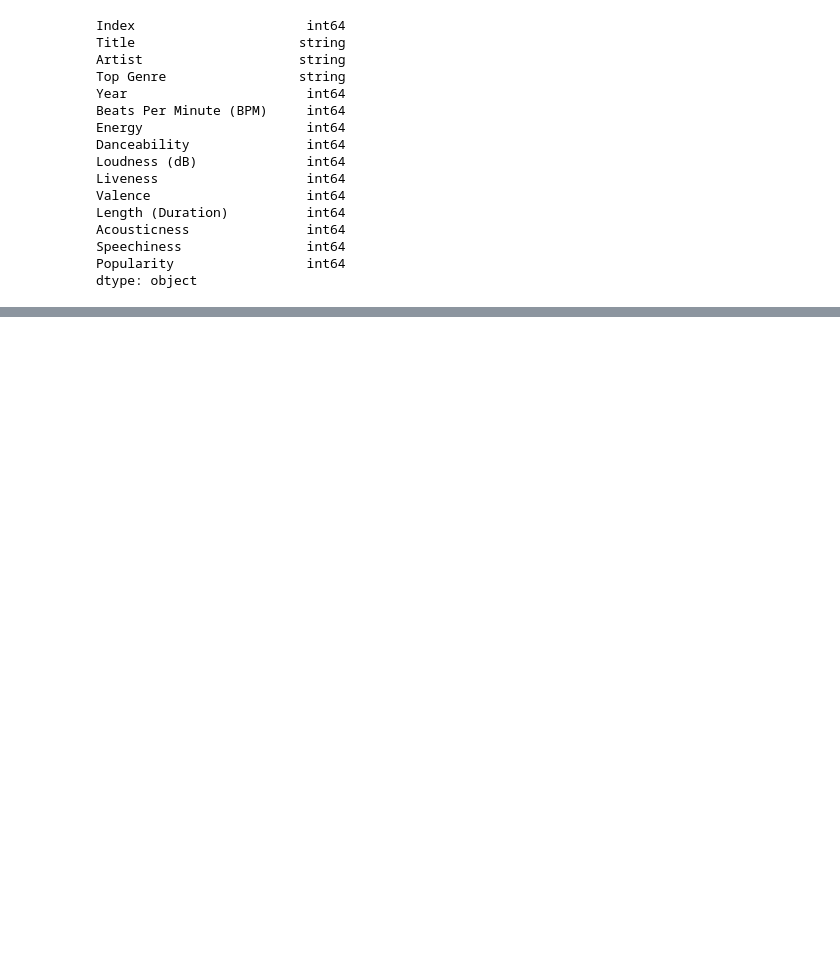
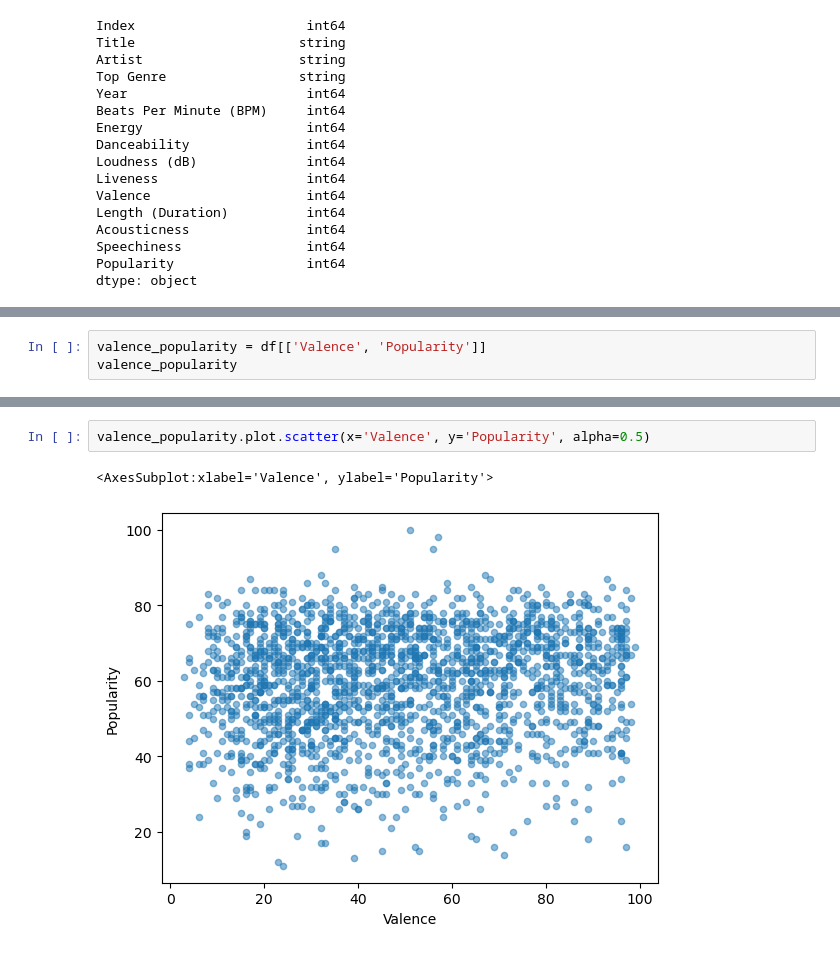
Before and after one commit to JarrettTo/CSMODEL, a Jupyter notebook: Untitled.ipynb, the cells around one changed output, grey strips where cells are left out. Saved outputs shown, nothing was run; the diff lists cells and outputs as text; blank space fills up the shorter version.

```diff
--- a/Untitled.ipynb
+++ b/Untitled.ipynb
@@ -101,0 +151,3 @@ df[(df['Length (Duration)'] >= 800)]
+# %%
+valence_popularity = df[['Valence', 'Popularity']]
+valence_popularity
@@ -101,0 +178,5 @@ df[(df['Length (Duration)'] >= 800)]
+# %%
+valence_popularity.plot.scatter(x='Valence', y='Popularity', alpha=0.5)
+# %% [output]
+<AxesSubplot:xlabel='Valence', ylabel='Popularity'>
+[figure, added]
```
Also changed, not shown: parts of 12 cells of this notebook.
